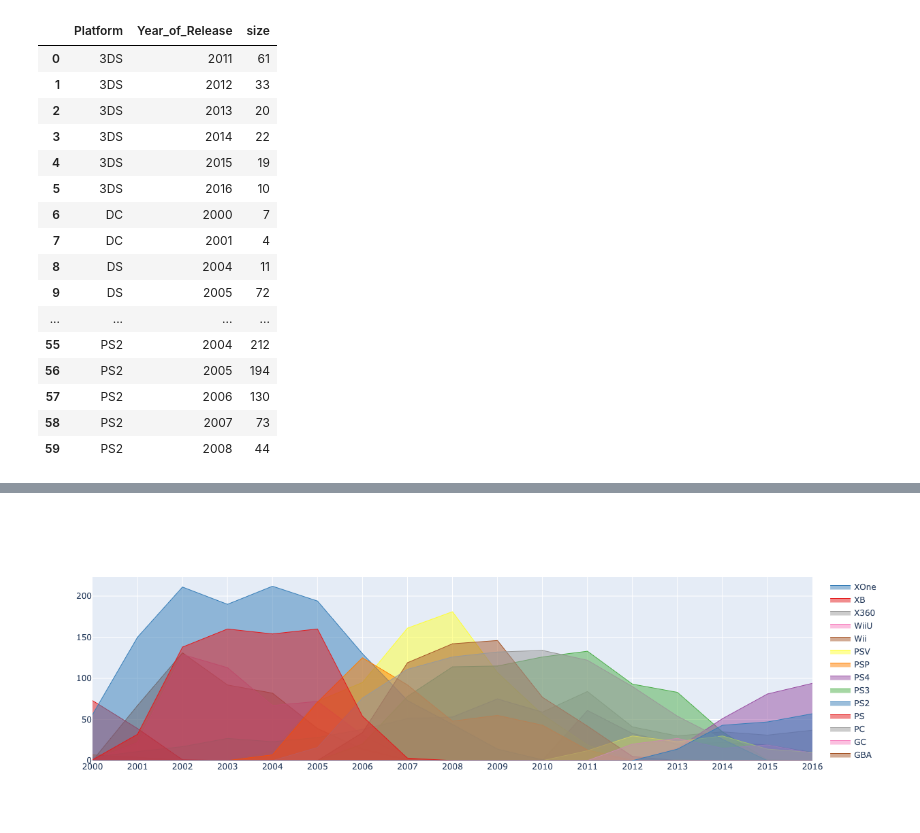
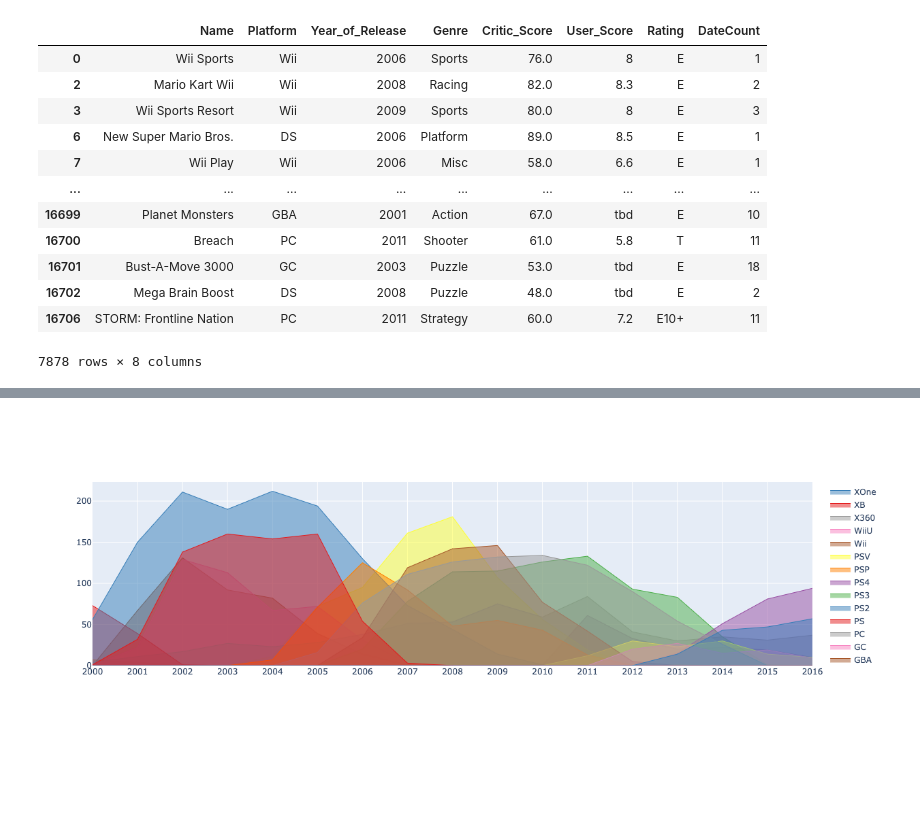
Before and after one commit to deniiiiissssss/Game_Industry, a Jupyter notebook: games.ipynb, the cells around one changed output, grey strips where cells are left out. Cells and saved outputs as stored; diff of their text form; code cells hidden in the pictures; blank space fills up the shorter version.

```diff
--- a/games.ipynb
+++ b/games.ipynb
@@ -1,37 +1,34 @@
 # %%
 import plotly.graph_objects as go
 import pandas as pd
 import plotly.express as px
 from itertools import cycle
-
+import time
+from datetime import datetime
 
 # colors
 palette = cycle(px.colors.qualitative.Bold)
 #palette = cycle(['black', 'grey', 'red', 'blue'])
 palette = cycle(px.colors.qualitative.Set1)
 
 
 games_df = pd.read_csv('games.csv')
-games_df = games_df.loc[(games_df['Year_of_Release'] >= 2000)].dropna()
+games_df = games_df.loc[()].dropna()
 games_df['Year_of_Release'] = games_df['Year_of_Release'].astype(int)
 
-dff = games_df.groupby(["Platform", "Year_of_Release",'Genre'], as_index=False).size()
-dff.head(60)
+games_df['DateCount'] = games_df['Year_of_Release'].factorize()[0] + 1
+games_df
 # %% [output]
-|  | Platform | Year_of_Release | size |
-| 0 | 3DS | 2011 | 61 |
-| 1 | 3DS | 2012 | 33 |
-| 2 | 3DS | 2013 | 20 |
-| 3 | 3DS | 2014 | 22 |
-| 4 | 3DS | 2015 | 19 |
-| 5 | 3DS | 2016 | 10 |
-| 6 | DC | 2000 | 7 |
-| 7 | DC | 2001 | 4 |
-| 8 | DS | 2004 | 11 |
-| 9 | DS | 2005 | 72 |
-| ... | ... | ... | ... |
-| 55 | PS2 | 2004 | 212 |
-| 56 | PS2 | 2005 | 194 |
-| 57 | PS2 | 2006 | 130 |
-| 58 | PS2 | 2007 | 73 |
-| 59 | PS2 | 2008 | 44 |
+|  | Name | Platform | Year_of_Release | Genre | Critic_Score | User_Score | Rating | DateCount |
+| 0 | Wii Sports | Wii | 2006 | Sports | 76.0 | 8 | E | 1 |
+| 2 | Mario Kart Wii | Wii | 2008 | Racing | 82.0 | 8.3 | E | 2 |
+| 3 | Wii Sports Resort | Wii | 2009 | Sports | 80.0 | 8 | E | 3 |
+| 6 | New Super Mario Bros. | DS | 2006 | Platform | 89.0 | 8.5 | E | 1 |
+| 7 | Wii Play | Wii | 2006 | Misc | 58.0 | 6.6 | E | 1 |
+| ... | ... | ... | ... | ... | ... | ... | ... | ... |
+| 16699 | Planet Monsters | GBA | 2001 | Action | 67.0 | tbd | E | 10 |
+| 16700 | Breach | PC | 2011 | Shooter | 61.0 | 5.8 | T | 11 |
+| 16701 | Bust-A-Move 3000 | GC | 2003 | Puzzle | 53.0 | tbd | E | 18 |
+| 16702 | Mega Brain Boost | DS | 2008 | Puzzle | 48.0 | tbd | E | 2 |
+| 16706 | STORM: Frontline Nation | PC | 2011 | Strategy | 60.0 | 7.2 | E10+ | 11 |
+7878 rows × 8 columns
```
Also changed, not shown: parts of 5 cells of this notebook, 1 other file.
